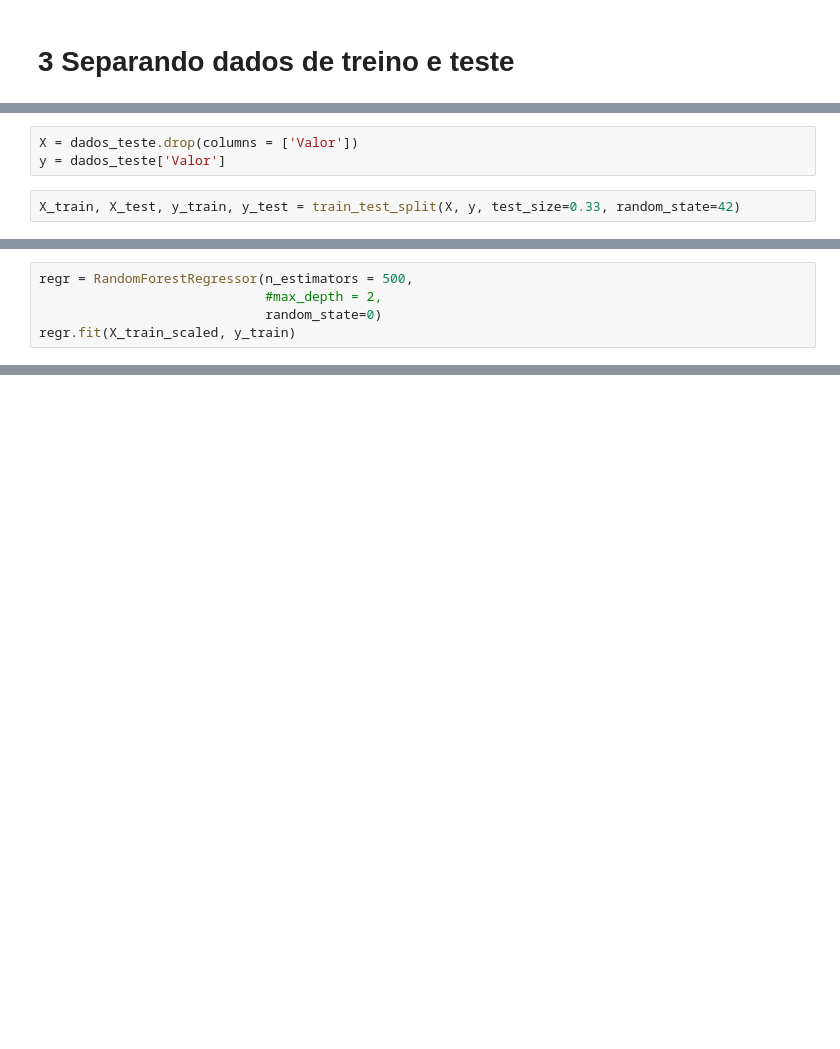
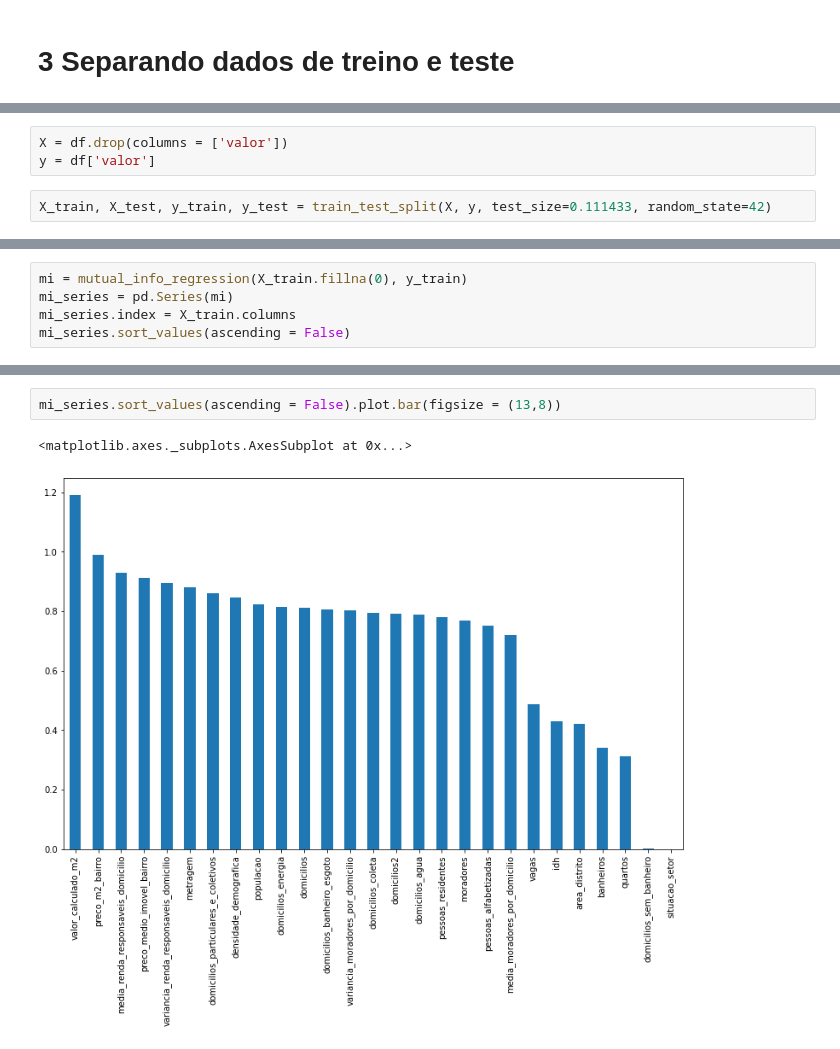
Before and after one commit to gustavor10silva/precificacao_imoveis, a Jupyter notebook: 4_modelo_de_regressao.ipynb, the cells around one changed output, grey strips where cells are left out. Saved outputs shown, nothing was run; the diff lists cells and outputs as text; blank space fills up the shorter version.

```diff
--- a/4_modelo_de_regressao.ipynb
+++ b/4_modelo_de_regressao.ipynb
@@ -204,8 +494,8 @@ dados_teste
 # %%
-X = dados_teste.drop(columns = ['Valor'])
-y = dados_teste['Valor']
+X = df.drop(columns = ['valor'])
+y = df['valor']
 # %%
-X_train, X_test, y_train, y_test = train_test_split(X, y, test_size=0.33, random_state=42)
+X_train, X_test, y_train, y_test = train_test_split(X, y, test_size=0.111433, random_state=42)
 # %%
 scaler = StandardScaler()
 scaler.fit(X_train)
@@ -318,5 +522,0 @@ df_results_reg_lin.to_csv('/content/drive/MyDrive/Alura/imersao_dados4/df_result
-# %%
-regr = RandomForestRegressor(n_estimators = 500,
-                             #max_depth = 2,
-                             random_state=0)
-regr.fit(X_train_scaled, y_train)
@@ -355,0 +529,5 @@ df_results_random_forest.to_csv('/content/drive/MyDrive/Alura/imersao_dados4/df_
+# %%
+mi = mutual_info_regression(X_train.fillna(0), y_train)
+mi_series = pd.Series(mi)
+mi_series.index = X_train.columns
+mi_series.sort_values(ascending = False)
@@ -355,0 +552,5 @@ df_results_random_forest.to_csv('/content/drive/MyDrive/Alura/imersao_dados4/df_
+# %%
+mi_series.sort_values(ascending = False).plot.bar(figsize = (13,8))
+# %% [output]
+<matplotlib.axes._subplots.AxesSubplot at 0x...>
+[figure, added]
```
Also changed, not shown: parts of 136 cells of this notebook.
